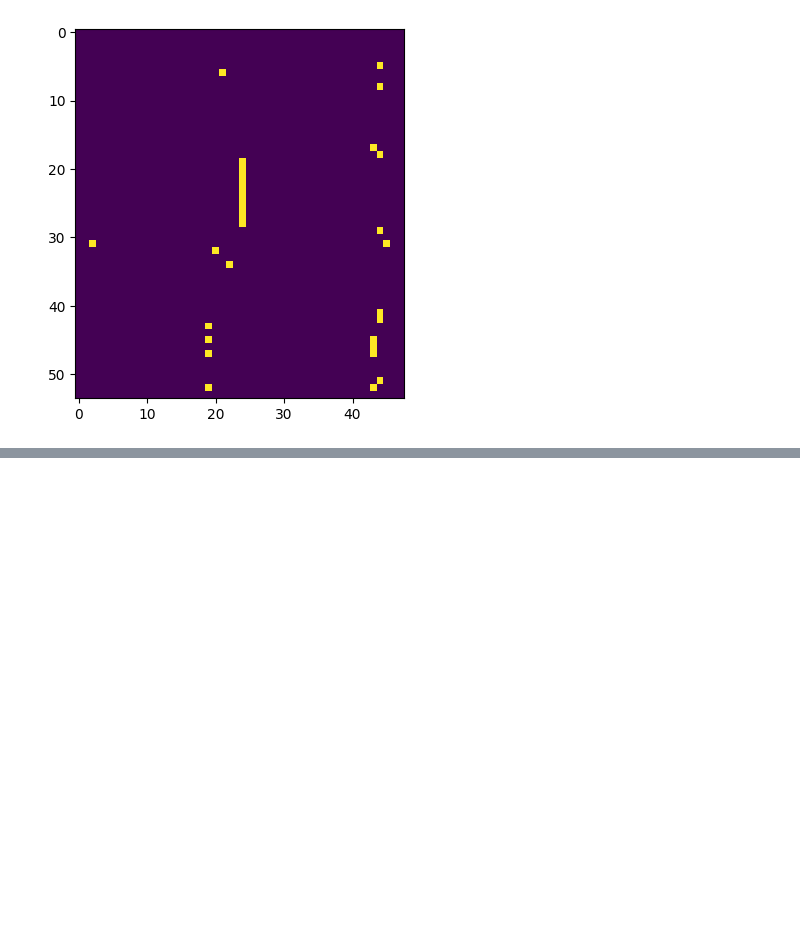
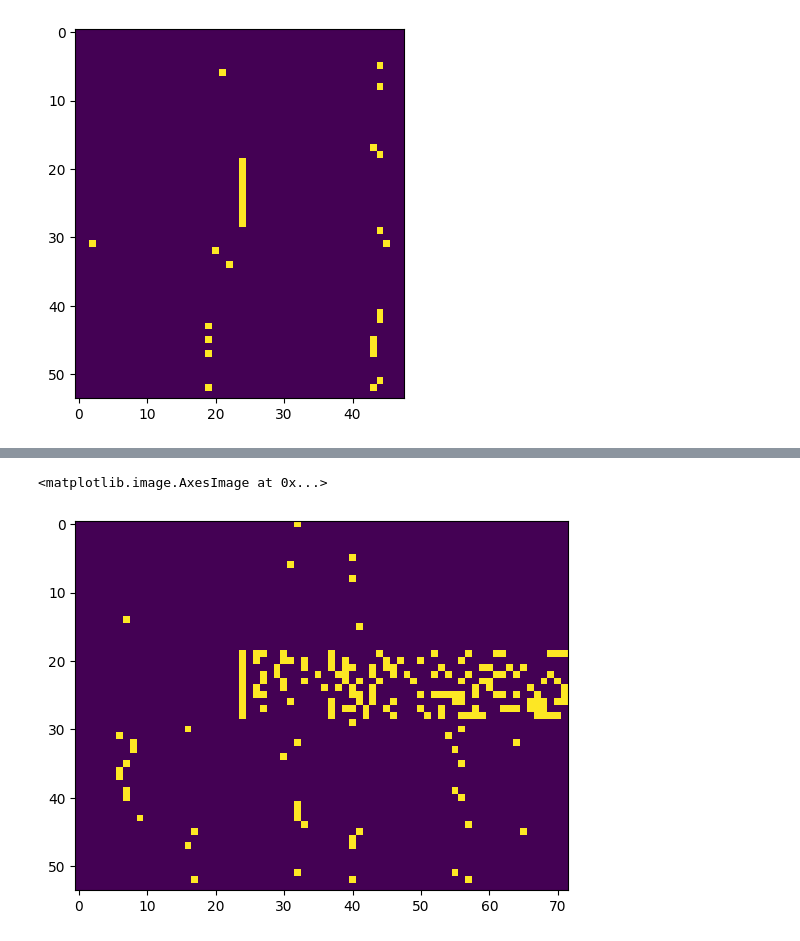
Before and after one commit to noraSSH/energy-system, a Jupyter notebook: final.ipynb, the cells around one changed output, grey strips where cells are left out. Drawn from its saved outputs; the diff is of its cells as text; code cells hidden in the pictures; blank space fills up the shorter version.

```diff
--- a/final.ipynb
+++ b/final.ipynb
@@ -564,0 +527,5 @@ table_output_1f3_3 = pd.DataFrame.from_dict({"Aggregate Generation": agg_generat
+# %%
+plt.imshow(v3.value)
+# %% [output]
+<matplotlib.image.AxesImage at 0x...>
+[figure, added]
```
Also changed, not shown: parts of 21 cells of this notebook.
